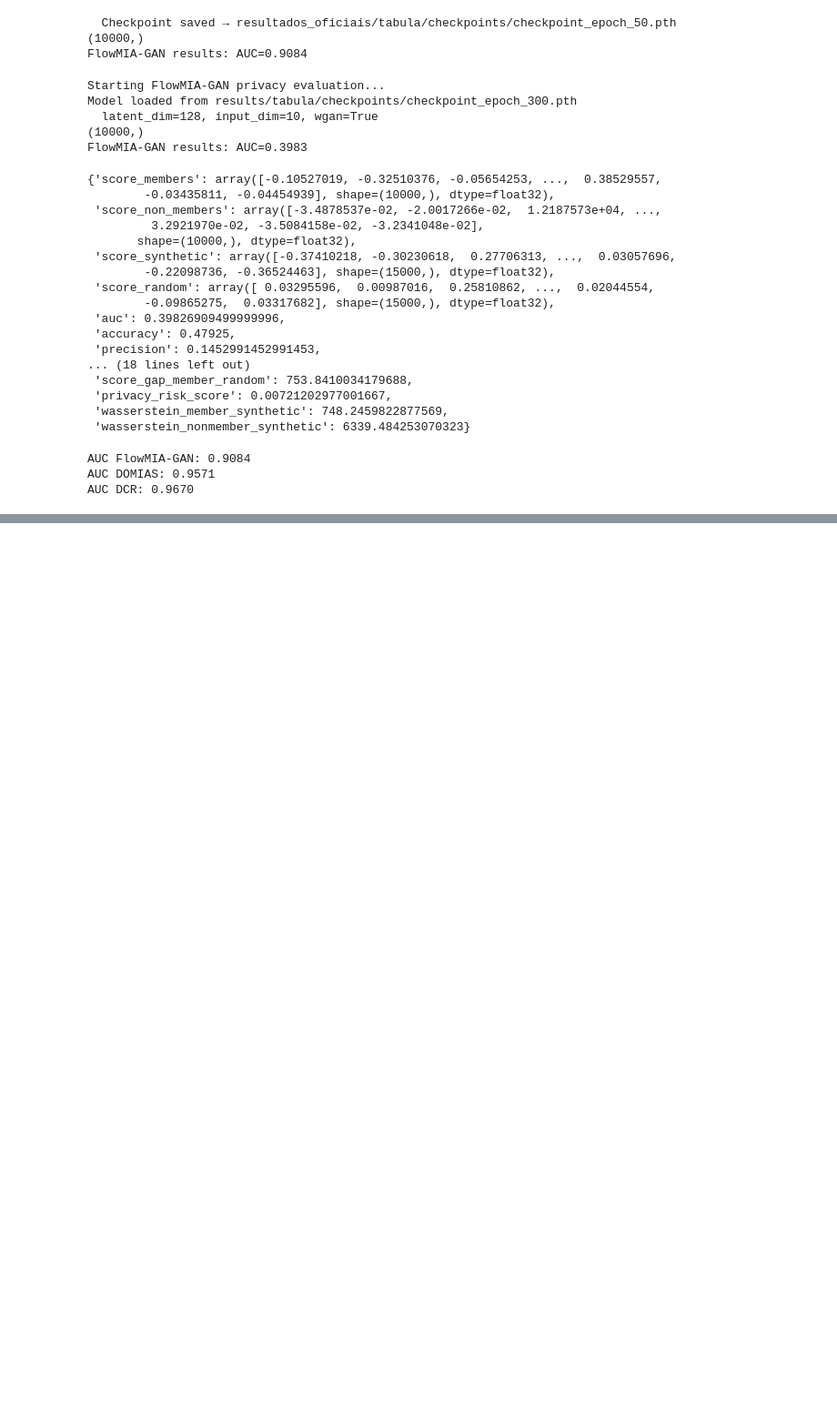
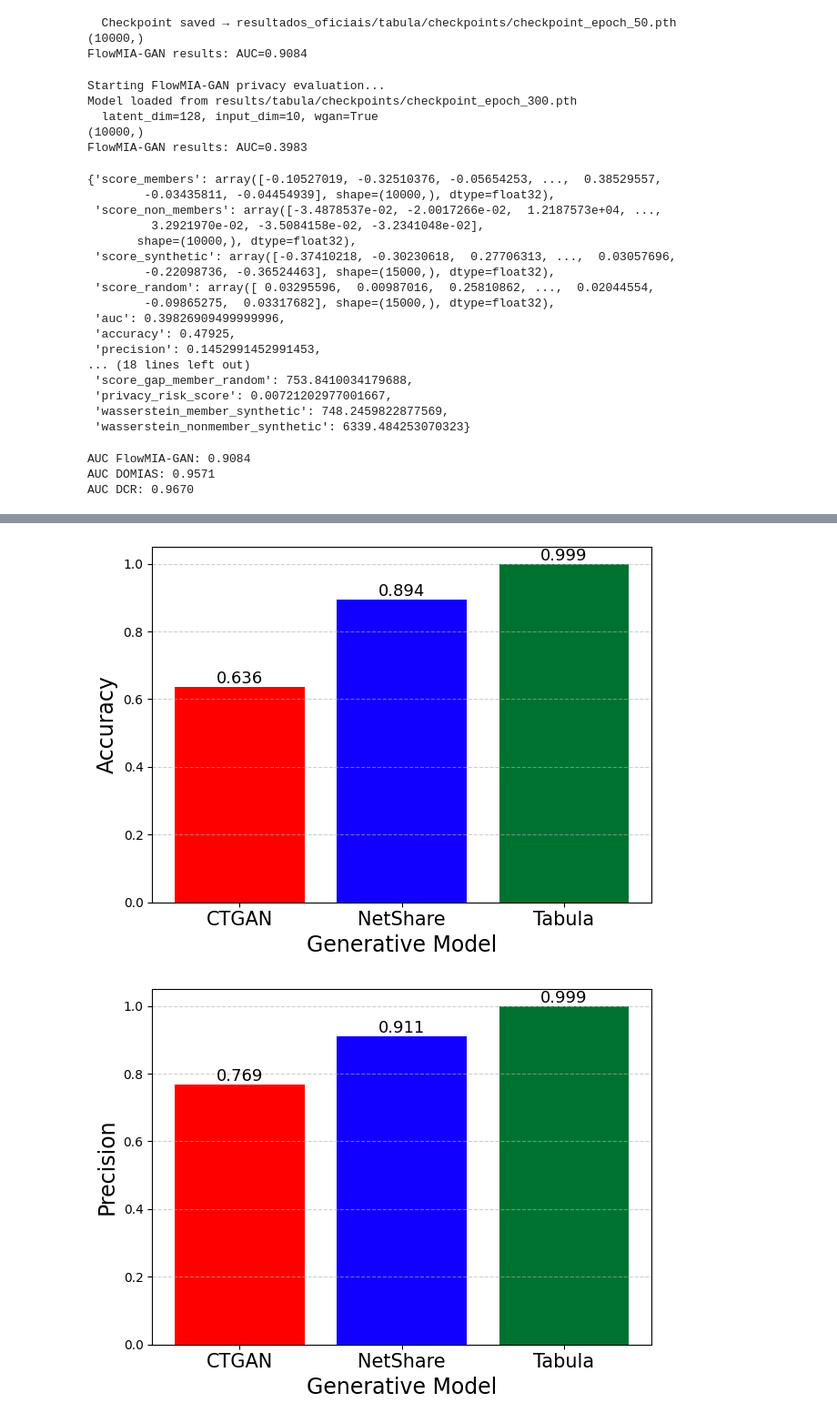
Before and after one commit to guilherme751/FlowMIA, a Jupyter notebook: teste.ipynb, the cells around one changed output, grey strips where cells are left out. Shown at 91% size. Saved outputs shown, nothing was run; the diff lists cells and outputs as text; code cells hidden in the pictures; blank space fills up the shorter version.

```diff
--- a/teste.ipynb
+++ b/teste.ipynb
@@ -373,0 +384,4 @@ plt.savefig('roc_curves.pdf')
+# %%
+utility_netshare = flowmia_netshare.evaluate_utility(classifiers=classifiers.copy(), plot=True)['RandomForestClassifier']['TSTR']
+utility_ctgan = flowmia_ctgan.evaluate_utility(classifiers=classifiers.copy(), plot=True)['RandomForestClassifier']['TSTR']
+utility_tabula = flowmia_tabula.evaluate_utility(classifiers=classifiers.copy(), plot=True)['RandomForestClassifier']['TSTR']
@@ -373,0 +398,27 @@ plt.savefig('roc_curves.pdf')
+# %%
+data = [utility_ctgan, utility_netshare, utility_tabula]
+# %%
+metrics = ["Accuracy", "Precision", "Recall", "F1-Score"]
+
+# Generate one plot per metric
+for metric in metrics:
+    values = [data[i][metric] for i in range(3)]
+
+    plt.figure()
+    plt.bar(models, values, color=[colors[m] for m in models])
+
+    plt.ylabel(metric, fontsize=17)
+    plt.ylim(0, 1.05)
+    plt.xticks(fontsize=15)
+    plt.xlabel('Generative Model', fontsize=17)
+    # Add value labels on top of bars
+    for i, v in enumerate(values):
+        plt.text(i, v + 0.01, f"{v:.3f}", ha='center', fontsize=13)
+
+    plt.grid(axis='y', linestyle='--', alpha=0.6)
+    plt.tight_layout()
+    plt.savefig(f'utility_{metric}.pdf')
+    plt.show()
+# %% [output]
+[figure, added]
+[figure, added]
```
Also changed, not shown: parts of 17 cells of this notebook, 17 other files.
